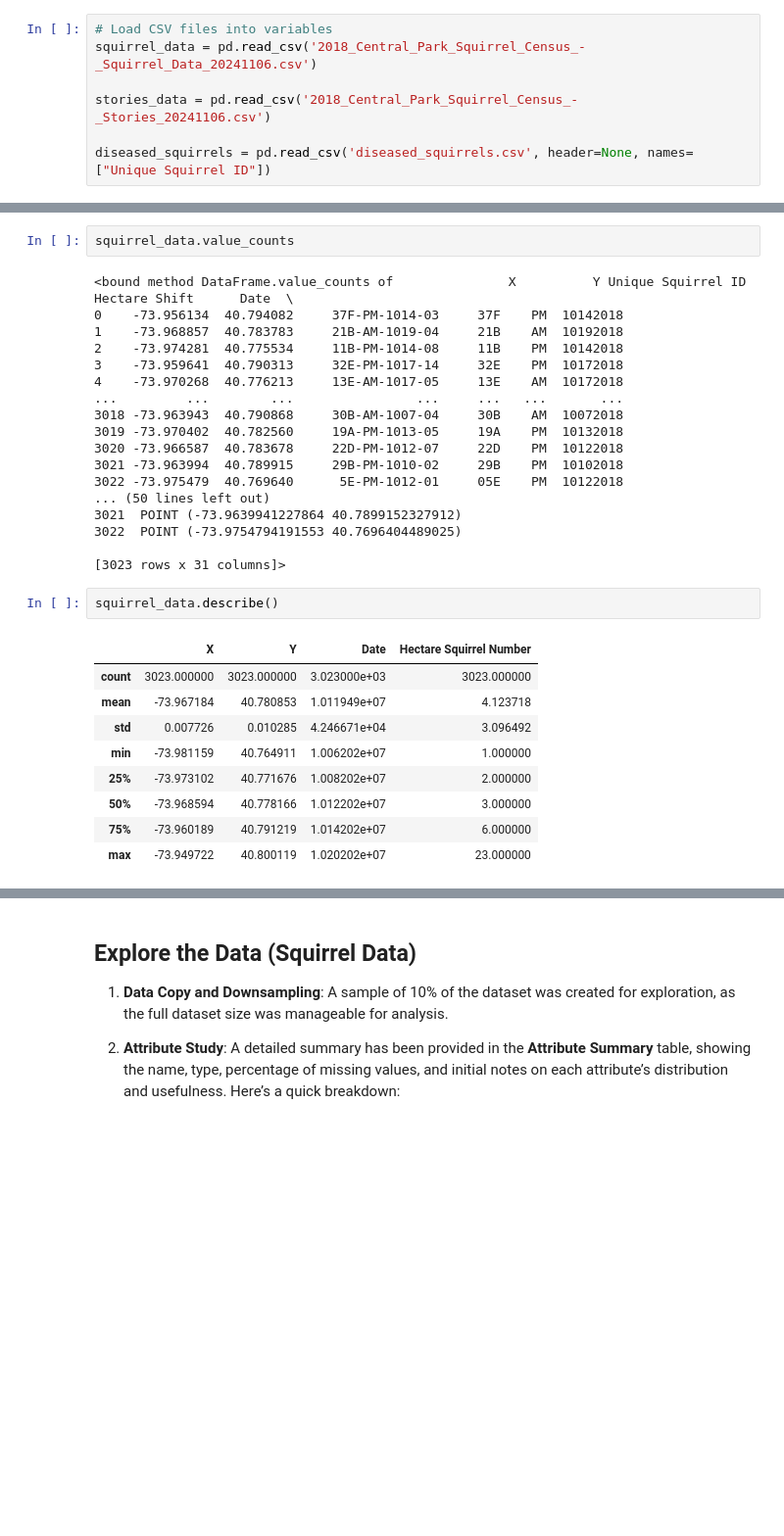
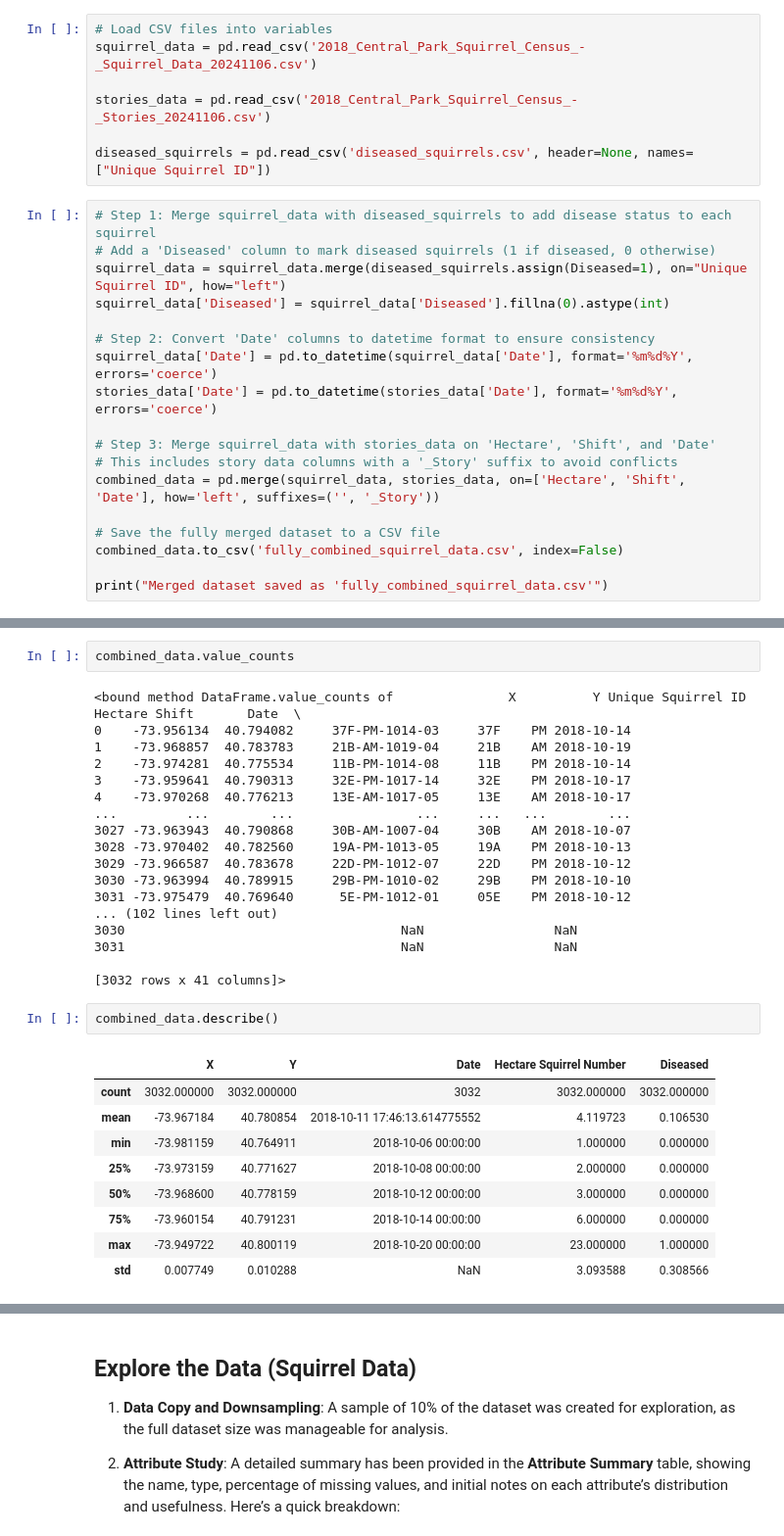
Before and after one commit to jyounes23/Nutosis, a Jupyter notebook: P2-Nutosis/Nutosis.ipynb, the cells around one changed output, grey strips where cells are left out. Shown: that part at 98% size. Saved outputs shown, nothing was run; the diff lists cells and outputs as text; blank space fills up the shorter version.

```diff
--- a/P2-Nutosis/Nutosis.ipynb
+++ b/P2-Nutosis/Nutosis.ipynb
@@ -153,3 +153,21 @@ squirrel_data = pd.read_csv('2018_Central_Park_Squirrel_Census_-_Squirrel_Data_2
 stories_data = pd.read_csv('2018_Central_Park_Squirrel_Census_-_Stories_20241106.csv')
 
 diseased_squirrels = pd.read_csv('diseased_squirrels.csv', header=None, names=["Unique Squirrel ID"])
+# %%
+# Step 1: Merge squirrel_data with diseased_squirrels to add disease status to each squirrel
+# Add a 'Diseased' column to mark diseased squirrels (1 if diseased, 0 otherwise)
+squirrel_data = squirrel_data.merge(diseased_squirrels.assign(Diseased=1), on="Unique Squirrel ID", how="left")
+squirrel_data['Diseased'] = squirrel_data['Diseased'].fillna(0).astype(int)
+
+# Step 2: Convert 'Date' columns to datetime format to ensure consistency
+squirrel_data['Date'] = pd.to_datetime(squirrel_data['Date'], format='%m%d%Y', errors='coerce')
+stories_data['Date'] = pd.to_datetime(stories_data['Date'], format='%m%d%Y', errors='coerce')
+
+# Step 3: Merge squirrel_data with stories_data on 'Hectare', 'Shift', and 'Date'
+# This includes story data columns with a '_Story' suffix to avoid conflicts
+combined_data = pd.merge(squirrel_data, stories_data, on=['Hectare', 'Shift', 'Date'], how='left', suffixes=('', '_Story'))
+
+# Save the fully merged dataset to a CSV file
+combined_data.to_csv('fully_combined_squirrel_data.csv', index=False)
+
+print("Merged dataset saved as 'fully_combined_squirrel_data.csv'")
@@ -186,33 +206,33 @@ memory usage: 463.6+ KB
 # %%
-squirrel_data.value_counts
+combined_data.value_counts
 # %% [output]
-<bound method DataFrame.value_counts of               X          Y Unique Squirrel ID Hectare Shift      Date  \
-0    -73.956134  40.794082     37F-PM-1014-03     37F    PM  10142018
-1    -73.968857  40.783783     21B-AM-1019-04     21B    AM  10192018
-2    -73.974281  40.775534     11B-PM-1014-08     11B    PM  10142018
-3    -73.959641  40.790313     32E-PM-1017-14     32E    PM  10172018
-4    -73.970268  40.776213     13E-AM-1017-05     13E    AM  10172018
-...         ...        ...                ...     ...   ...       ...
-3018 -73.963943  40.790868     30B-AM-1007-04     30B    AM  10072018
-3019 -73.970402  40.782560     19A-PM-1013-05     19A    PM  10132018
-3020 -73.966587  40.783678     22D-PM-1012-07     22D    PM  10122018
-3021 -73.963994  40.789915     29B-PM-1010-02     29B    PM  10102018
-3022 -73.975479  40.769640      5E-PM-1012-01     05E    PM  10122018
-... (50 lines left out)
-3021  POINT (-73.9639941227864 40.7899152327912)
-3022  POINT (-73.9754794191553 40.7696404489025)
+<bound method DataFrame.value_counts of               X          Y Unique Squirrel ID Hectare Shift       Date  \
+0    -73.956134  40.794082     37F-PM-1014-03     37F    PM 2018-10-14
+1    -73.968857  40.783783     21B-AM-1019-04     21B    AM 2018-10-19
+2    -73.974281  40.775534     11B-PM-1014-08     11B    PM 2018-10-14
+3    -73.959641  40.790313     32E-PM-1017-14     32E    PM 2018-10-17
+4    -73.970268  40.776213     13E-AM-1017-05     13E    AM 2018-10-17
+...         ...        ...                ...     ...   ...        ...
+3027 -73.963943  40.790868     30B-AM-1007-04     30B    AM 2018-10-07
+3028 -73.970402  40.782560     19A-PM-1013-05     19A    PM 2018-10-13
+3029 -73.966587  40.783678     22D-PM-1012-07     22D    PM 2018-10-12
+3030 -73.963994  40.789915     29B-PM-1010-02     29B    PM 2018-10-10
+3031 -73.975479  40.769640      5E-PM-1012-01     05E    PM 2018-10-12
+... (102 lines left out)
+3030                                    NaN                 NaN
+3031                                    NaN                 NaN
 
-[3023 rows x 31 columns]>
+[3032 rows x 41 columns]>
 # %%
-squirrel_data.describe()
+combined_data.describe()
 # %% [output]
-|  | X | Y | Date | Hectare Squirrel Number |
-| count | 3023.000000 | 3023.000000 | 3.023000e+03 | 3023.000000 |
-| mean | -73.967184 | 40.780853 | 1.011949e+07 | 4.123718 |
-| std | 0.007726 | 0.010285 | 4.246671e+04 | 3.096492 |
-| min | -73.981159 | 40.764911 | 1.006202e+07 | 1.000000 |
-| 25% | -73.973102 | 40.771676 | 1.008202e+07 | 2.000000 |
-| 50% | -73.968594 | 40.778166 | 1.012202e+07 | 3.000000 |
-| 75% | -73.960189 | 40.791219 | 1.014202e+07 | 6.000000 |
-| max | -73.949722 | 40.800119 | 1.020202e+07 | 23.000000 |
+|  | X | Y | Date | Hectare Squirrel Number | Diseased |
+| count | 3032.000000 | 3032.000000 | 3032 | 3032.000000 | 3032.000000 |
+| mean | -73.967184 | 40.780854 | 2018-10-11 17:46:13.614775552 | 4.119723 | 0.106530 |
+| min | -73.981159 | 40.764911 | 2018-10-06 00:00:00 | 1.000000 | 0.000000 |
+| 25% | -73.973159 | 40.771627 | 2018-10-08 00:00:00 | 2.000000 | 0.000000 |
+| 50% | -73.968600 | 40.778159 | 2018-10-12 00:00:00 | 3.000000 | 0.000000 |
+| 75% | -73.960154 | 40.791231 | 2018-10-14 00:00:00 | 6.000000 | 0.000000 |
+| max | -73.949722 | 40.800119 | 2018-10-20 00:00:00 | 23.000000 | 1.000000 |
+| std | 0.007749 | 0.010288 | NaN | 3.093588 | 0.308566 |
 # %%
```
Also changed, not shown: parts of 8 cells of this notebook.
